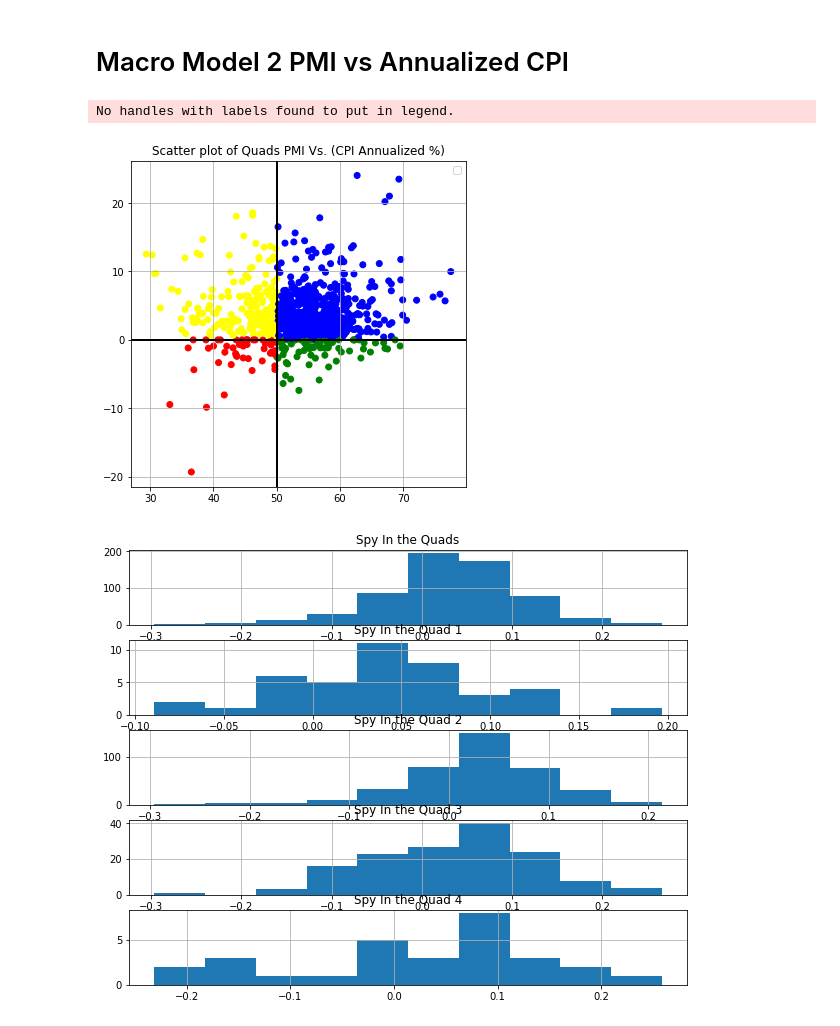
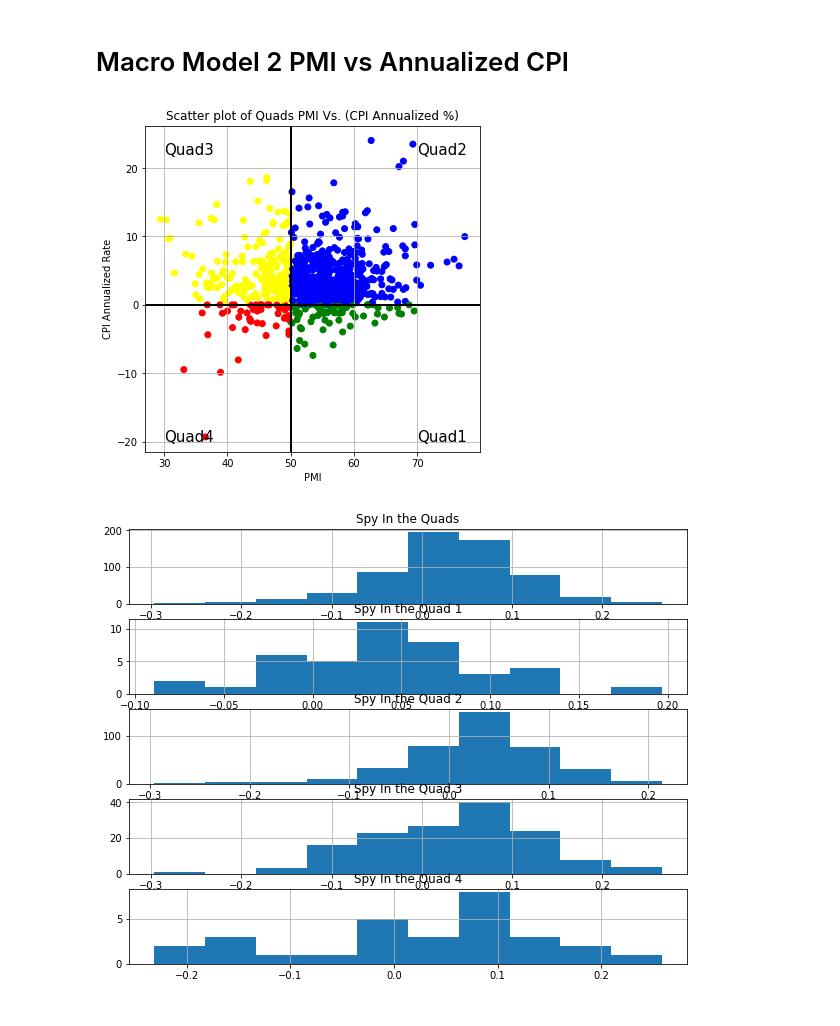
Before and after one commit to AlexNoonan-Syracuse/BigDataProject, a Jupyter notebook: ArimaModels_Alex.ipynb, the cells around one changed output. Drawn from its saved outputs; the diff is of its cells as text; code cells hidden in the pictures.

```diff
--- a/ArimaModels_Alex.ipynb
+++ b/ArimaModels_Alex.ipynb
@@ -527,28 +527,32 @@ SpyPivot.head()
 # %%
 # reading in pmi and CPI data
 macrogrid2 = dfmain[['PMI','CpiAnnualizedPct']]
 macrogrid2.dropna(inplace=True)
 
 
 # assigning economic quad and
 macrogrid2['Quads'] = macrogrid2.apply(lambda row: assign_quads2(row), axis=1)
 
 macrogrid2['Month'] = macrogrid2.index.to_period("M")
 # plot of distribution of quads
 
 colors = {'Q1':'green', 'Q2':'blue', 'Q3':'yellow', 'Q4':'red'}
 
 fig, (ax) = plt.subplots(1, figsize=(6,6))
 ax.set_title('Scatter plot of Quads PMI Vs. (CPI Annualized %)')
 ax.scatter(macrogrid2['PMI'], macrogrid2['CpiAnnualizedPct'],c=macrogrid2['Quads'].map(colors))
-ax.legend()
+plt.annotate("Quad1", (70,-20), fontsize=15)
+plt.annotate("Quad2", (70,22),fontsize=15)
+plt.annotate("Quad3", (30,22),fontsize=15)
+plt.annotate("Quad4", (30,-20),fontsize=15)
 ax.grid()
+ax.set_xlabel("PMI")
+ax.set_ylabel("CPI Annualized Rate")
 plt.axvline(x=50, linewidth=2, color='k')
 plt.axhline(y=0, linewidth=2, color='k')
 plt.show()
 # %% [output]
-No handles with labels found to put in legend.
-[figure, old version]
+[figure, new version]
 # %%
 # need function taking in the "macrogrid2" Data frame and target security dataframe of monthly data
 
```
Also changed, not shown: parts of 1 cell of this notebook.
